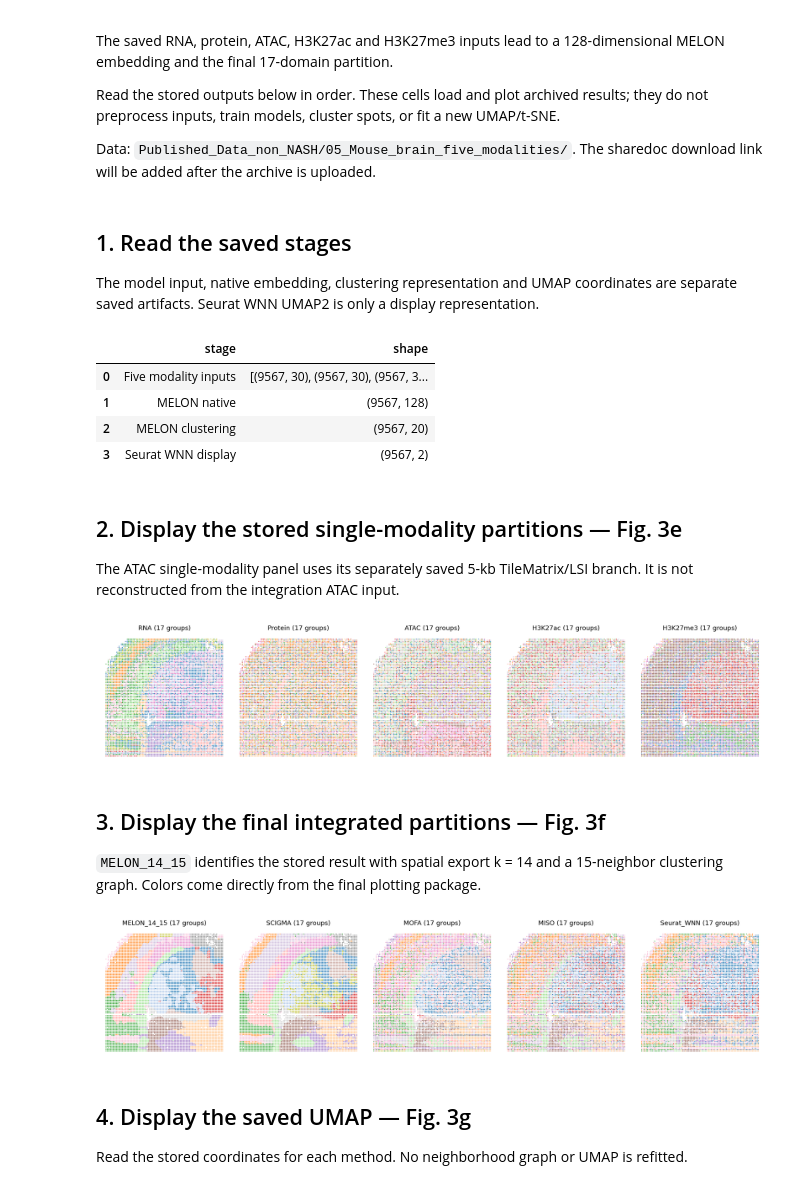
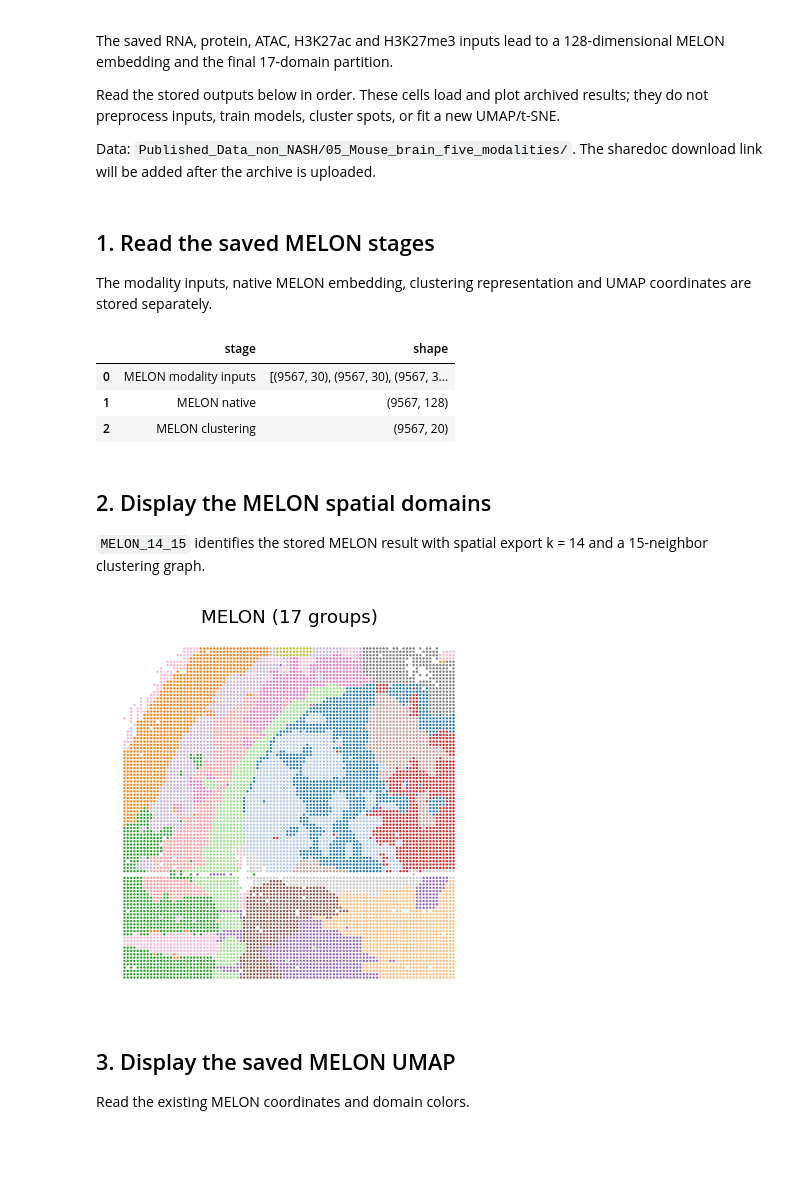
Before and after one commit to txbrook/MELON, a Jupyter notebook: Reproduce/mouse_brain/paper_figures.ipynb, the cells around one changed output. Drawn from its saved outputs; the diff is of its cells as text; code cells hidden in the pictures; blank space fills up the shorter version.

```diff
--- a/Reproduce/mouse_brain/paper_figures.ipynb
+++ b/Reproduce/mouse_brain/paper_figures.ipynb
@@ -20,50 +20,37 @@ DATA_ROOT = Path(os.environ.get("MELON_PUBLISHED_DATA", repo / "Published_Data_n
 DATA = DATA_ROOT / "05_Mouse_brain_five_modalities"
 assert DATA.is_dir(), "Place Published_Data_non_NASH beside Reproduce, or set MELON_PUBLISHED_DATA."
 # %% [markdown]
-## 1. Read the saved stages
+## 1. Read the saved MELON stages
 
-The model input, native embedding, clustering representation and UMAP coordinates are separate saved artifacts. Seurat WNN UMAP2 is only a display representation.
+The modality inputs, native MELON embedding, clustering representation and UMAP coordinates are stored separately.
 # %%
 inputs = np.load(DATA / "02_model_inputs/MELON/features.npz", allow_pickle=False)
 embeddings = np.load(DATA / "03_embeddings/aligned_embeddings.npz", allow_pickle=False)
 labels = read_indexed(DATA / "04_clusters/final_clusters.csv")
 assert len(labels) == 9567
 assert np.array_equal(embeddings["barcodes"].astype(str), labels.index.to_numpy())
-display(pd.DataFrame({"stage": ["Five modality inputs", "MELON native", "MELON clustering", "Seurat WNN display"],
+display(pd.DataFrame({"stage": ["MELON modality inputs", "MELON native", "MELON clustering"],
     "shape": [str([inputs[m].shape for m in ["RNA", "Protein", "ATAC", "H3K27ac", "H3K27me3"]]),
-              str(embeddings["MELON_native128"].shape), str(embeddings["MELON_clustering_PCA20_L2"].shape),
-              str(embeddings["Seurat_WNN_UMAP2"].shape)]}))
+              str(embeddings["MELON_native128"].shape), str(embeddings["MELON_clustering_PCA20_L2"].shape)]}))
 # %% [output]
 |  | stage | shape |
-| 0 | Five modality inputs | [(9567, 30), (9567, 30), (9567, 3... |
+| 0 | MELON modality inputs | [(9567, 30), (9567, 30), (9567, 3... |
 | 1 | MELON native | (9567, 128) |
 | 2 | MELON clustering | (9567, 20) |
-| 3 | Seurat WNN display | (9567, 2) |
-# %% [markdown]
-## 2. Display the stored single-modality partitions — Fig. 3e
-
-The ATAC single-modality panel uses its separately saved 5-kb TileMatrix/LSI branch. It is not reconstructed from the integration ATAC input.
-# %%
-single = read_indexed(DATA / "04_clusters/single_modality_clusters.csv")
-single_palette = saved_palette(DATA / "04_clusters/single_modality_palette.csv", key="modality")
-show(spatial_panels(single, ["RNA", "Protein", "ATAC", "H3K27ac", "H3K27me3"],
-                    colors=single_palette, ncols=5, point_size=2))
-# %% [output]
-[figure, removed]
 # %% [markdown]
-## 3. Display the final integrated partitions — Fig. 3f
+## 2. Display the MELON spatial domains
 
-`MELON_14_15` identifies the stored result with spatial export k = 14 and a 15-neighbor clustering graph. Colors come directly from the final plotting package.
+`MELON_14_15` identifies the stored MELON result with spatial export k = 14 and a 15-neighbor clustering graph.
 # %%
-methods = ["MELON_14_15", "SCIGMA", "MOFA", "MISO", "Seurat_WNN"]
+methods = ["MELON_14_15"]
 palette = saved_palette(DATA / "04_clusters/cluster_palette.csv")
-show(spatial_panels(labels, methods, colors=palette, ncols=5, point_size=2))
+show(spatial_panels(labels, methods, colors=palette, ncols=1, point_size=2))
 # %% [output]
-[figure, old version]
+[figure, new version]
 # %% [markdown]
-## 4. Display the saved UMAP — Fig. 3g
+## 3. Display the saved MELON UMAP
 
-Read the stored coordinates for each method. No neighborhood graph or UMAP is refitted.
+Read the existing MELON coordinates and domain colors.
 # %%
 umap = pd.read_csv(DATA / "04_clusters/UMAP_coordinates.csv", dtype={"barcode": str, "cluster": str})
 show(saved_umap_panels(umap, palette, methods))
```
Also changed, not shown: parts of 4 cells of this notebook, 25 other files.
